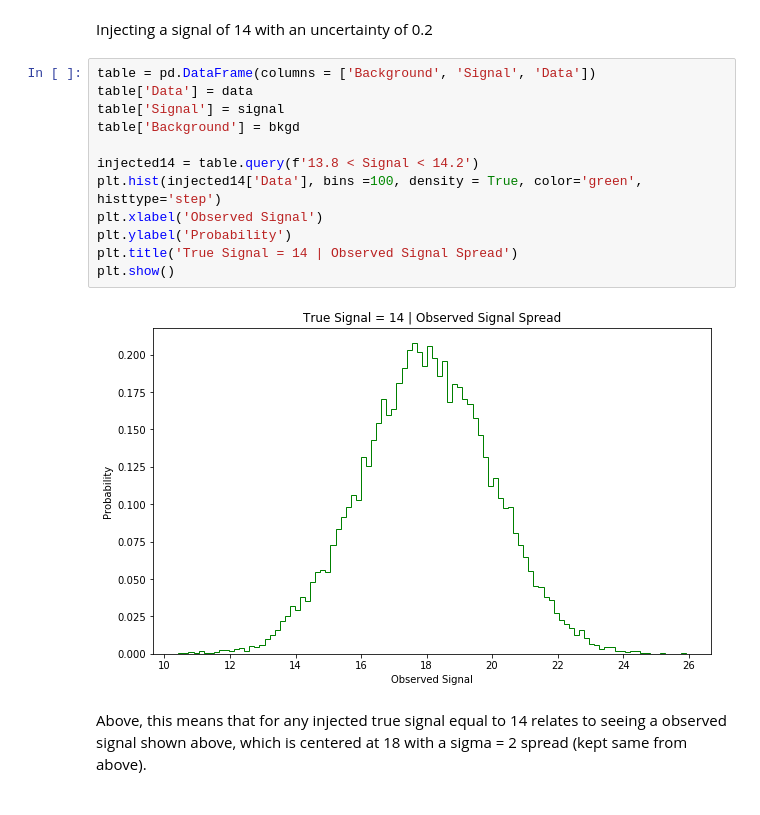
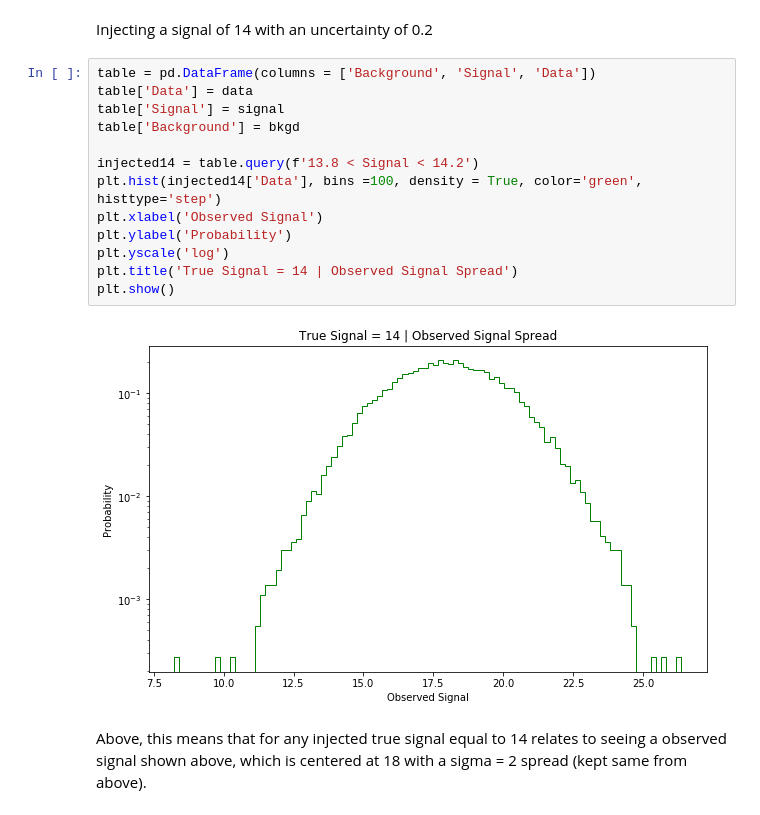
Before and after one commit to noahkim4648/Phys-434-Portfolio, a Jupyter notebook: HW5.ipynb, the cells around one changed output. Saved outputs shown, nothing was run; the diff lists cells and outputs as text.

```diff
--- a/HW5.ipynb
+++ b/HW5.ipynb
@@ -101,17 +102,18 @@ Injecting a signal of 14 with an uncertainty of 0.2
 # %%
 table = pd.DataFrame(columns = ['Background', 'Signal', 'Data'])
 table['Data'] = data
 table['Signal'] = signal
 table['Background'] = bkgd
 
 injected14 = table.query(f'13.8 < Signal < 14.2')
 plt.hist(injected14['Data'], bins =100, density = True, color='green', histtype='step')
 plt.xlabel('Observed Signal')
 plt.ylabel('Probability')
+plt.yscale('log')
 plt.title('True Signal = 14 | Observed Signal Spread')
 plt.show()
 # %% [output]
-[figure, old version]
+[figure, new version]
 # %% [markdown]
 
 Above, this means that for any injected true signal equal to 14 relates to seeing a observed signal shown above, which is centered at 18 with a sigma = 2 spread (kept same from above).
```
Also changed, not shown: parts of 6 cells of this notebook.
